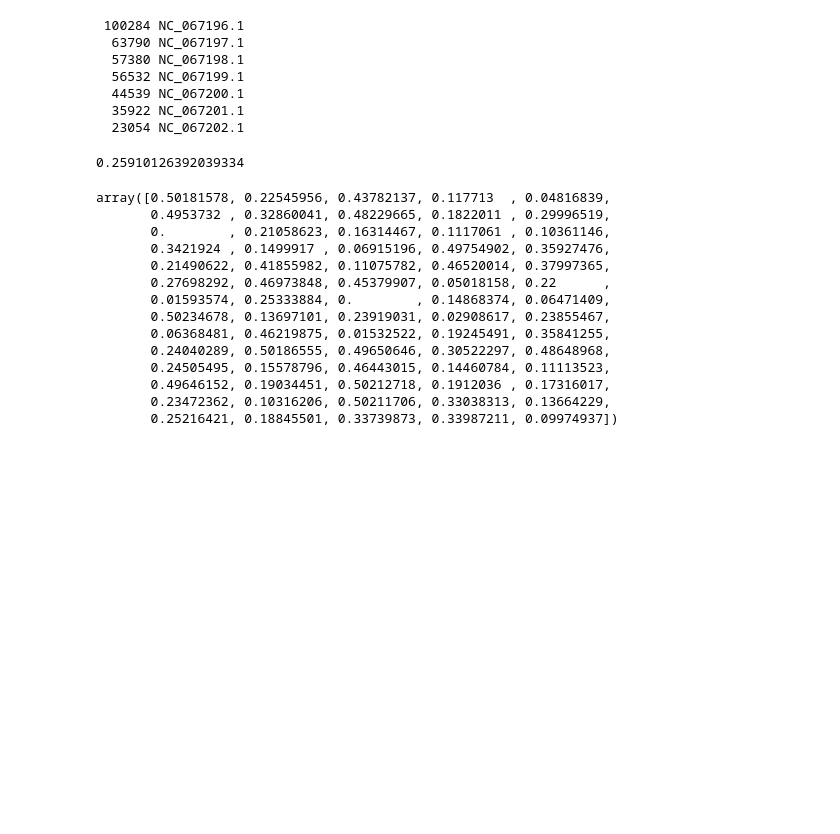
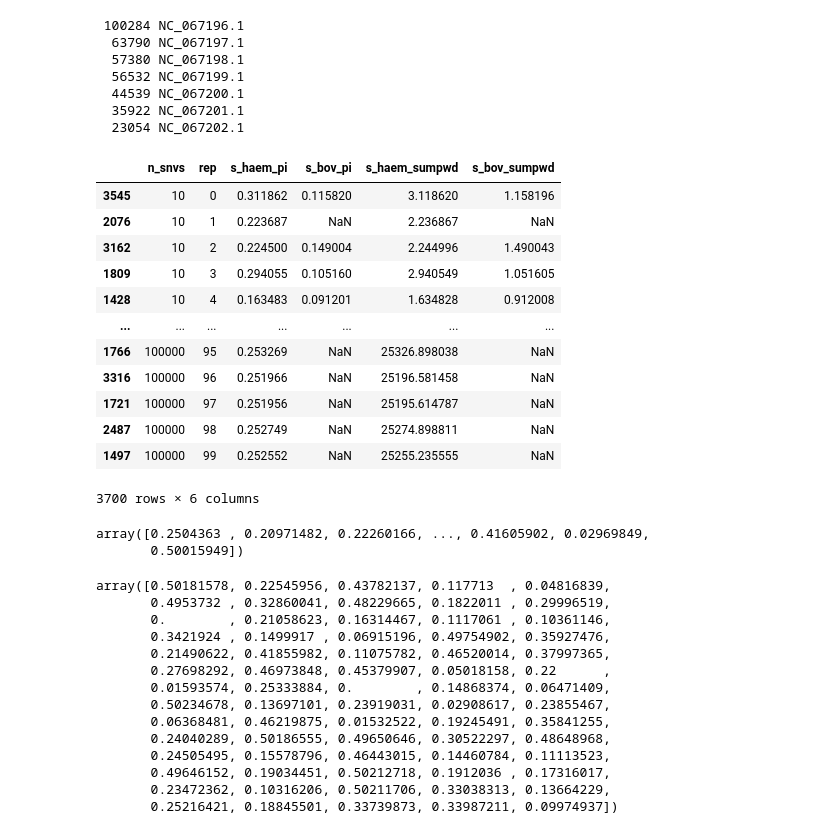
Before and after one commit to nealplatt/schisto_aim_panel, a Jupyter notebook: code/aim_panel_development.ipynb, the cells around one changed output. Saved outputs shown, nothing was run; the diff lists cells and outputs as text; code cells hidden in the pictures; blank space fills up the shorter version.

```diff
--- a/code/aim_panel_development.ipynb
+++ b/code/aim_panel_development.ipynb
@@ -1657,40 +1657,61 @@ for vcf in vcfs:
     rep = int(run_name.split("_n")[1].split("_")[1].replace("rep", ""))
 
     # Read VCF
     callset = allel.read_vcf(vcf, fields=["samples", "calldata/GT", "variants/POS"])
     genotypes = allel.GenotypeArray(callset["calldata/GT"])
     samples = callset["samples"]
     pos = callset["variants/POS"]
 
     # Map sample indices to species
     haem_indices = [i for i, s in enumerate(samples) if sample_species_map.get(s) == "S. haematobium"]
     bov_indices = [i for i, s in enumerate(samples) if sample_species_map.get(s) == "S. bovis"]
 
     # Get allele counts
     haem_ac = genotypes[:, haem_indices].count_alleles()
     bov_ac  = genotypes[:, bov_indices].count_alleles()
 
     # Calculate π for each species
-    s_haem_pi = float(allel.mean_pairwise_difference(haem_ac)/n_snv)
-    s_bov_pi = float(allel.mean_pairwise_difference(bov)/n_snv)
+    s_haem_sumpwd = allel.mean_pairwise_difference(haem_ac).sum()
+    s_bov_sumpwd = allel.mean_pairwise_difference(bov_ac).sum()
+
+
+    s_haem_pi = float(s_haem_sumpwd/n_snv)
+    s_bov_pi = float(s_bov_sumpwd/n_snv)
 
     # Append results
     results.append({
         "n_snvs": n_snv,
         "rep": rep,
         "s_haem_pi": s_haem_pi,
-        "s_bov_pi": s_bov_pi
+        "s_bov_pi": s_bov_pi,
+        "s_haem_sumpwd": s_haem_sumpwd,
+        "s_bov_sumpwd": s_bov_sumpwd
     })
 
 # Convert to DataFrame
 pi_df = pd.DataFrame(results)
 pi_df = pi_df.sort_values(["n_snvs", "rep"])
 pi_df.to_csv("pi.csv", sep=",", header=True, index=False)
 pi_df
+# %% [output]
+|  | n_snvs | rep | s_haem_pi | s_bov_pi | s_haem_sumpwd | s_bov_sumpwd |
+| 3545 | 10 | 0 | 0.311862 | 0.115820 | 3.118620 | 1.158196 |
+| 2076 | 10 | 1 | 0.223687 | NaN | 2.236867 | NaN |
+| 3162 | 10 | 2 | 0.224500 | 0.149004 | 2.244996 | 1.490043 |
+| 1809 | 10 | 3 | 0.294055 | 0.105160 | 2.940549 | 1.051605 |
+| 1428 | 10 | 4 | 0.163483 | 0.091201 | 1.634828 | 0.912008 |
+| ... | ... | ... | ... | ... | ... | ... |
+| 1766 | 100000 | 95 | 0.253269 | NaN | 25326.898038 | NaN |
+| 3316 | 100000 | 96 | 0.251966 | NaN | 25196.581458 | NaN |
+| 1721 | 100000 | 97 | 0.251956 | NaN | 25195.614787 | NaN |
+| 2487 | 100000 | 98 | 0.252749 | NaN | 25274.898811 | NaN |
+| 1497 | 100000 | 99 | 0.252552 | NaN | 25255.235555 | NaN |
+3700 rows × 6 columns
 # %%
-float((allel.mean_pairwise_difference(genotypes[:, haem_indices].count_alleles()).sum())/len(genotypes[:, haem_indices]))
+allel.mean_pairwise_difference(haem_ac)
 # %% [output]
-0.25910126392039334
+array([0.2504363 , 0.20971482, 0.22260166, ..., 0.41605902, 0.02969849,
+       0.50015949])
 # %%
 allel.mean_pairwise_difference(genotypes[:, haem_indices].count_alleles())
 # %% [output]
```
